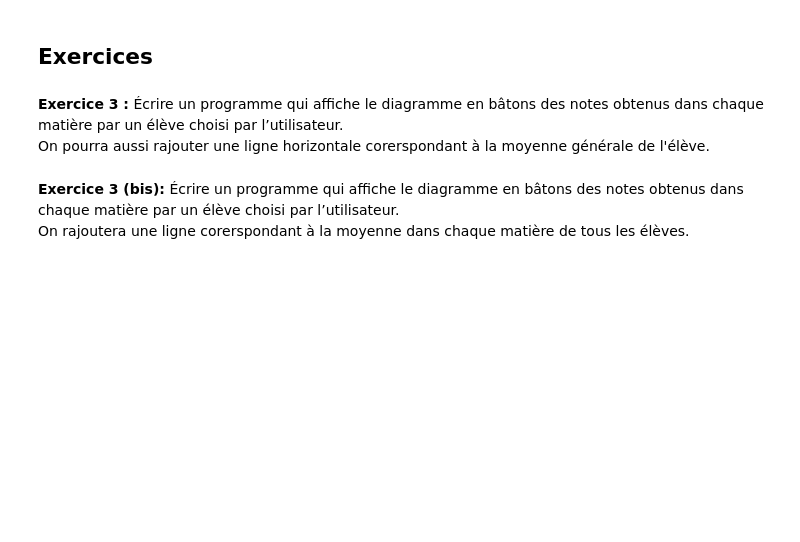
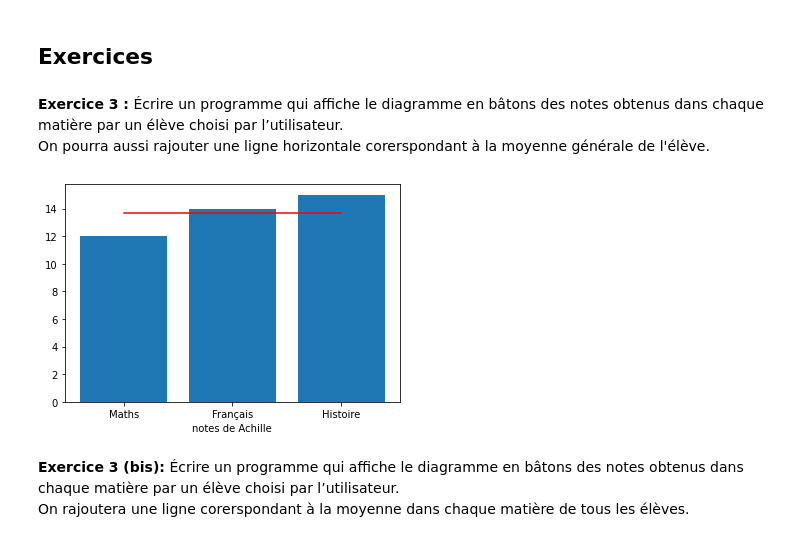
Before and after one commit to NaturelEtChaud/NSI-Premiere, a Jupyter notebook: 14 Data/notes/notes_correction_partielle.ipynb, the cells around one changed output. Saved outputs shown, nothing was run; the diff lists cells and outputs as text; code cells hidden in the pictures; blank space fills up the shorter version.

```diff
--- a/14 Data/notes/notes_correction_partielle.ipynb
+++ b/14 Data/notes/notes_correction_partielle.ipynb
@@ -179,7 +209,9 @@ def moyenne_bar(prenom,tab):
 
     plt.show()
 # %%
-moyenne_bar('Carole',notes)
+moyenne_bar('Achille',notes)
+# %% [output]
+[figure, added]
 # %% [markdown]
 **Exercice 3 (bis):** Écrire un programme qui affiche le diagramme en bâtons des notes obtenus dans chaque matière par un élève choisi par l’utilisateur. <br />
 On rajoutera une ligne corerspondant à la moyenne dans chaque matière de tous les élèves.
```
Also changed, not shown: parts of 13 cells of this notebook.
